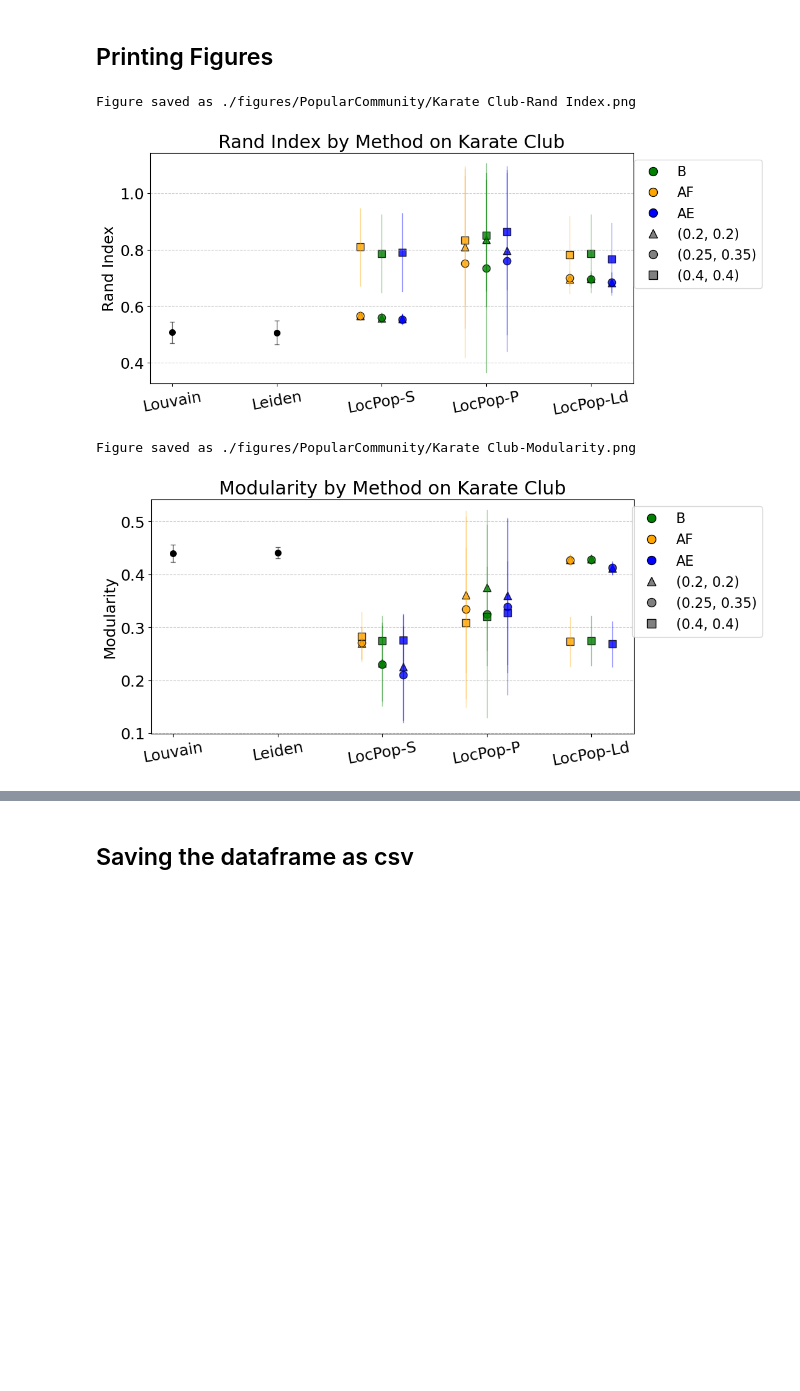
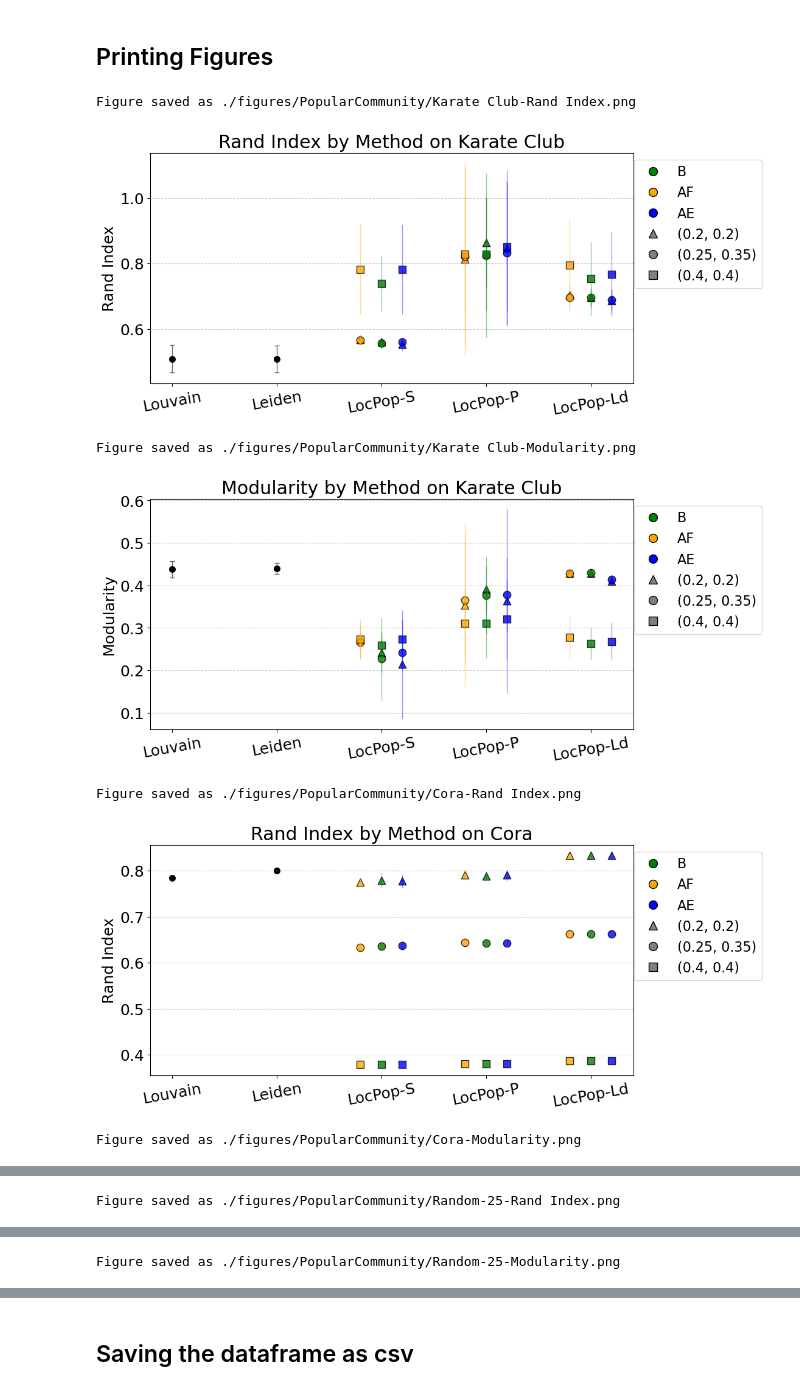
Before and after one commit to tr1gergo/local-popular, a Jupyter notebook: BenchmarkCommunityDetection.ipynb, the cells around one changed output, grey strips where cells are left out. Saved outputs shown, nothing was run; the diff lists cells and outputs as text; code cells hidden in the pictures; blank space fills up the shorter version.

```diff
--- a/BenchmarkCommunityDetection.ipynb
+++ b/BenchmarkCommunityDetection.ipynb
@@ -92,22 +92,17 @@ labels = [(0.2,0.2),(0.25,0.35), (0.4,0.4)]
 
 for treshold in labels:
     collected_data = {}
-    for repetitions in range(5):
+    for repetitions in range(10):
         f = treshold[0]   #f-bound
         e = treshold[1]
 
 
-        #graphs = [karate_graph,cora_graph,jazz_graph,erdos_renyi_graph]
+        graphs = [karate_graph,cora_graph,jazz_graph,erdos_renyi_graph]
 
-        expected_clusters = [2,7,None,25]
+        expected_clusters = [2,7, None, 25]
 
-        #graph_names = [ 'Karate Club','Cora', 'Jazz','Random-25']
-        #graph_truths =  [karate_truth,cora_truth,jazz_truth,erdos_renyi_truth]
-
-        graphs = [cora_graph]
-
-        graph_names = [ 'Cora']
-        graph_truths =  [cora_truth]
+        graph_names = [ 'Karate Club','Cora', 'Jazz','Random-25']
+        graph_truths =  [karate_truth,cora_truth,jazz_truth,erdos_renyi_truth]
 
 
 
@@ -248,18 +258,21 @@ print(max_stds)
 # %%
 
 score_cols = ['Rand Index', 'Modularity']
 
 labels = [(0.2,0.2), (0.25,0.35),(0.4,0.4)]
 # Then call your plotting
-for Dataset in['Karate Club']:
-#for Dataset in [ 'Karate Club','Cora', 'Random-25', 'Jazz']:
+
+for Dataset in [ 'Karate Club','Cora', 'Random-25', 'Jazz']:
     for score in score_cols:
         PlotHelperFunctions.plot_and_save_community(
             dfs, labels, Dataset, score, mode = "LP",
             save_path=f'./figures/PopularCommunity/{Dataset}-{score}.png'
         )
 # %% [output]
 Figure saved as ./figures/PopularCommunity/Karate Club-Rand Index.png
-[figure, old version]
+[figure, new version]
 Figure saved as ./figures/PopularCommunity/Karate Club-Modularity.png
-[figure, old version]
+[figure, new version]
+Figure saved as ./figures/PopularCommunity/Cora-Rand Index.png
+[figure, added]
+Figure saved as ./figures/PopularCommunity/Cora-Modularity.png
@@ -265,0 +280 @@ Figure saved as ./figures/PopularCommunity/Karate Club-Modularity.png
+Figure saved as ./figures/PopularCommunity/Random-25-Rand Index.png
@@ -265,0 +282 @@ Figure saved as ./figures/PopularCommunity/Karate Club-Modularity.png
+Figure saved as ./figures/PopularCommunity/Random-25-Modularity.png
```
Also changed, not shown: parts of 3 cells of this notebook, 3 other files.
